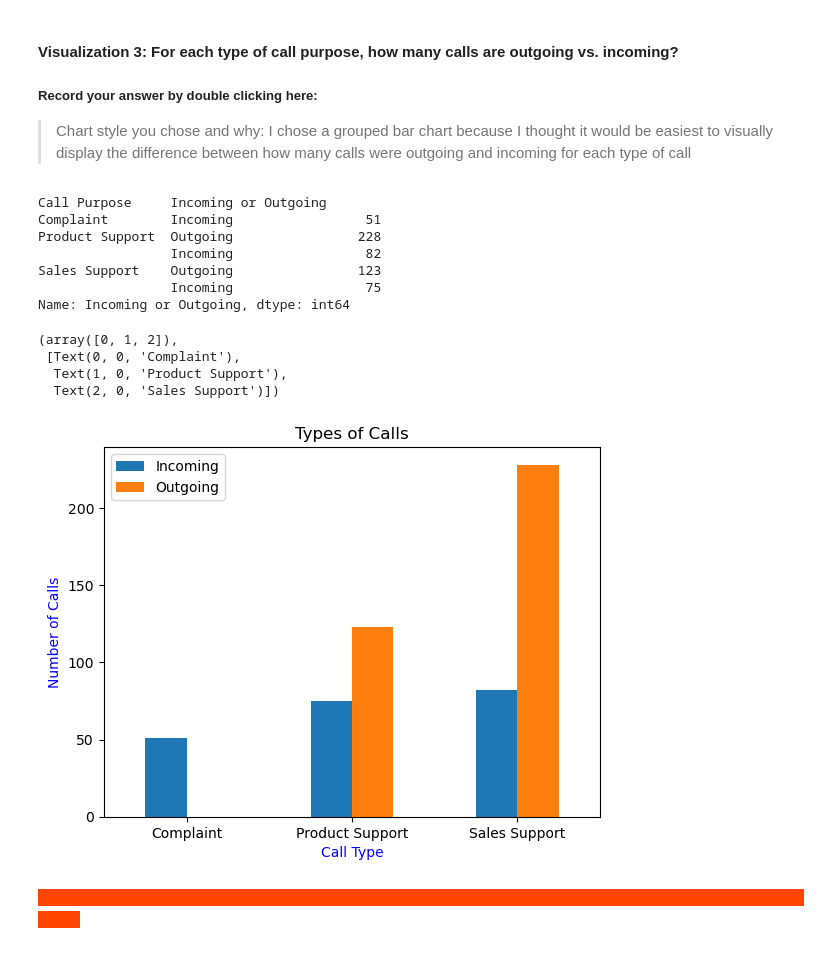
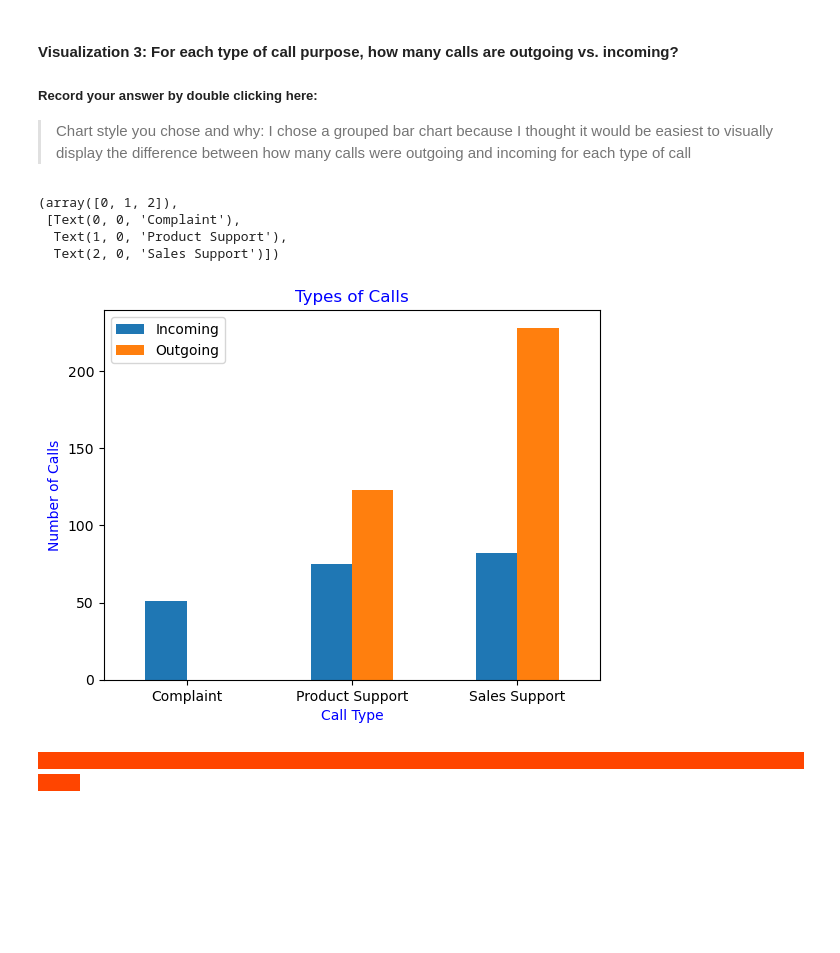
Before and after one commit to odelmas-sci/call-center-cleanup-assignment-2, a Jupyter notebook: Call_Center_Cleanup.ipynb, the cells around one changed output. Cells and saved outputs as stored; diff of their text form; code cells hidden in the pictures; blank space fills up the shorter version.

```diff
--- a/Call_Center_Cleanup.ipynb
+++ b/Call_Center_Cleanup.ipynb
@@ -667,38 +501,31 @@ avg_speed_bar
 # %%
 # Create visualization 3 here:
 # The three dictionaries, complaints, sales_support, and product_support, have the information you need
 
 purpose_group = df.groupby("Call Purpose")
 call_purpose = ["Complaint", "Product Support", "Sales Support"]
 purpose_counts = purpose_group["Incoming or Outgoing"].value_counts()
-print(purpose_counts)
+purpose_counts
 
 complaints = purpose_counts["Complaint"].to_dict()
 sales_support = purpose_counts["Sales Support"].to_dict()
 product_support = purpose_counts["Product Support"].to_dict()
 
 #Your Code Here:
 
 plot = pd.DataFrame([complaints, sales_support, product_support],call_purpose)
 
 plot.plot(kind = "bar")
-plt.title('Types of Calls', color = 'black')
+plt.title('Types of Calls', color = 'blue')
 plt.xlabel('Call Type', color = 'blue')
 plt.ylabel('Number of Calls', color = 'blue')
 plt.xticks(rotation = 0)
 # %% [output]
-Call Purpose     Incoming or Outgoing
-Complaint        Incoming                 51
-Product Support  Outgoing                228
-                 Incoming                 82
-Sales Support    Outgoing                123
-                 Incoming                 75
-Name: Incoming or Outgoing, dtype: int64
+(array([0, 1, 2]),
+ [Text(0, 0, 'Complaint'),
+  Text(1, 0, 'Product Support'),
+  Text(2, 0, 'Sales Support')])
-(array([0, 1, 2]),
- [Text(0, 0, 'Complaint'),
-  Text(1, 0, 'Product Support'),
-  Text(2, 0, 'Sales Support')])
-[figure, old version]
+[figure, new version]
 # %% [markdown]
 <span style="background-color:orangered; color:orangered;">- - - - - - - - - - - - - - - - - - - - - - - - - - - - - - - - - - - - - - - - - - - - - - - - - - - - - - - - - - - - - - - - - - - - - - - - - - - - - - - - - - - - - - - - -</span>
 # %% [markdown]
```
Also changed, not shown: parts of 37 cells of this notebook.
